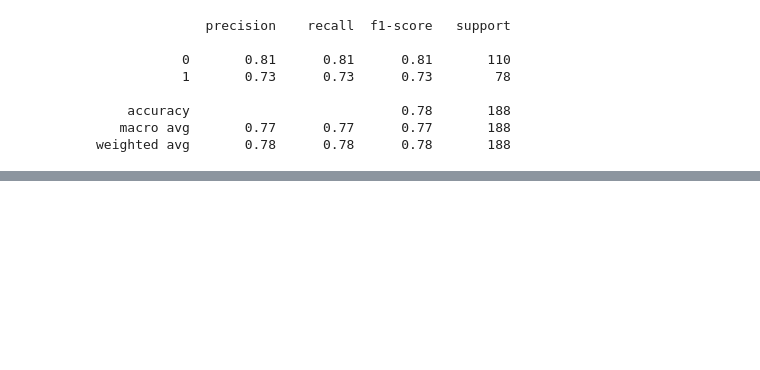
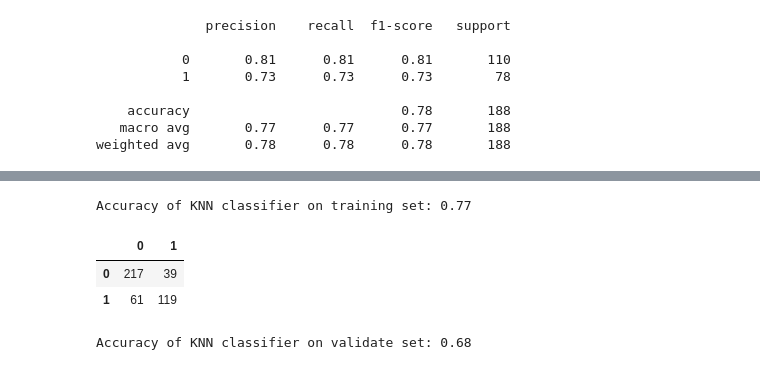
Before and after one commit to lochlynlaskowski/classification-exercises, a Jupyter notebook: model.ipynb, the cells around one changed output, grey strips where cells are left out. Drawn from its saved outputs; the diff is of its cells as text; code cells hidden in the pictures; blank space fills up the shorter version.

```diff
--- a/model.ipynb
+++ b/model.ipynb
@@ -409,0 +451,9 @@ weighted avg       0.79      0.79      0.79       188
+# %%
+X_train = train.drop(columns=['survived'])
+y_train = train.survived
+
+X_validate = validate.drop(columns=['survived'])
+y_validate = validate.survived
+
+X_test = test.drop(columns=['survived'])
+y_test = test.survived
@@ -409,0 +485,16 @@ weighted avg       0.79      0.79      0.79       188
+# %%
+print('Accuracy of KNN classifier on training set: {:.2f}'
+     .format(knn.score(X_train, y_train)))
+# %% [output]
+Accuracy of KNN classifier on training set: 0.77
+# %%
+pd.DataFrame(confusion_matrix(y_train, y_pred))
+# %% [output]
+|  | 0 | 1 |
+| 0 | 217 | 39 |
+| 1 | 61 | 119 |
+# %%
+print('Accuracy of KNN classifier on validate set: {:.2f}'
+     .format(knn.score(X_validate, y_validate)))
+# %% [output]
+Accuracy of KNN classifier on validate set: 0.68
```
Also changed, not shown: parts of 35 cells of this notebook, 1 other file.
